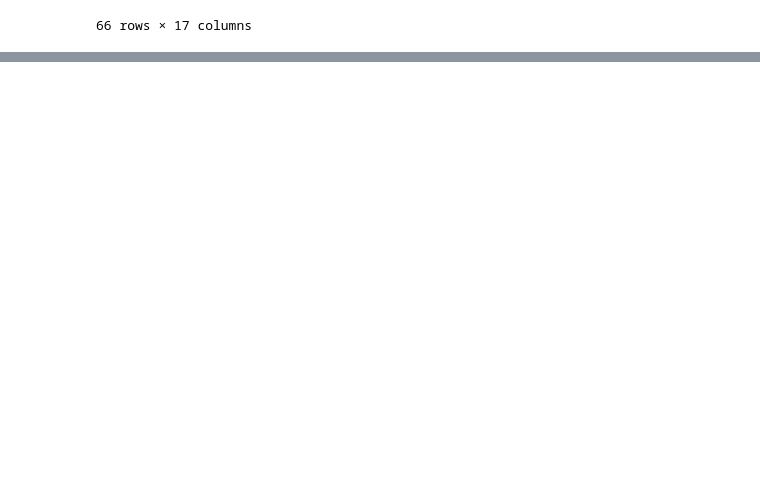
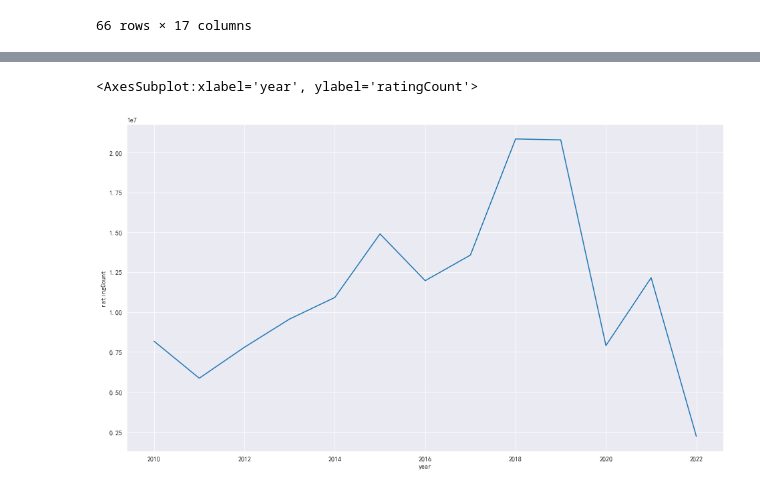
Before and after one commit to contrasting/jingo, a Jupyter notebook: 02a Summary Statistics.ipynb, the cells around one changed output, grey strips where cells are left out. Saved outputs shown, nothing was run; the diff lists cells and outputs as text; code cells hidden in the pictures; blank space fills up the shorter version.

```diff
--- a/02a Summary Statistics.ipynb
+++ b/02a Summary Statistics.ipynb
@@ -417,0 +464,6 @@ movies[movies.language.str.contains("日语", na=False)]
+# %%
+# or a much easier way...!
+sns.lineplot(data=movies.groupby("year").ratingCount.sum())
+# %% [output]
+<AxesSubplot:xlabel='year', ylabel='ratingCount'>
+[figure, added]
```
Also changed, not shown: parts of 26 cells of this notebook, 1 other file.
